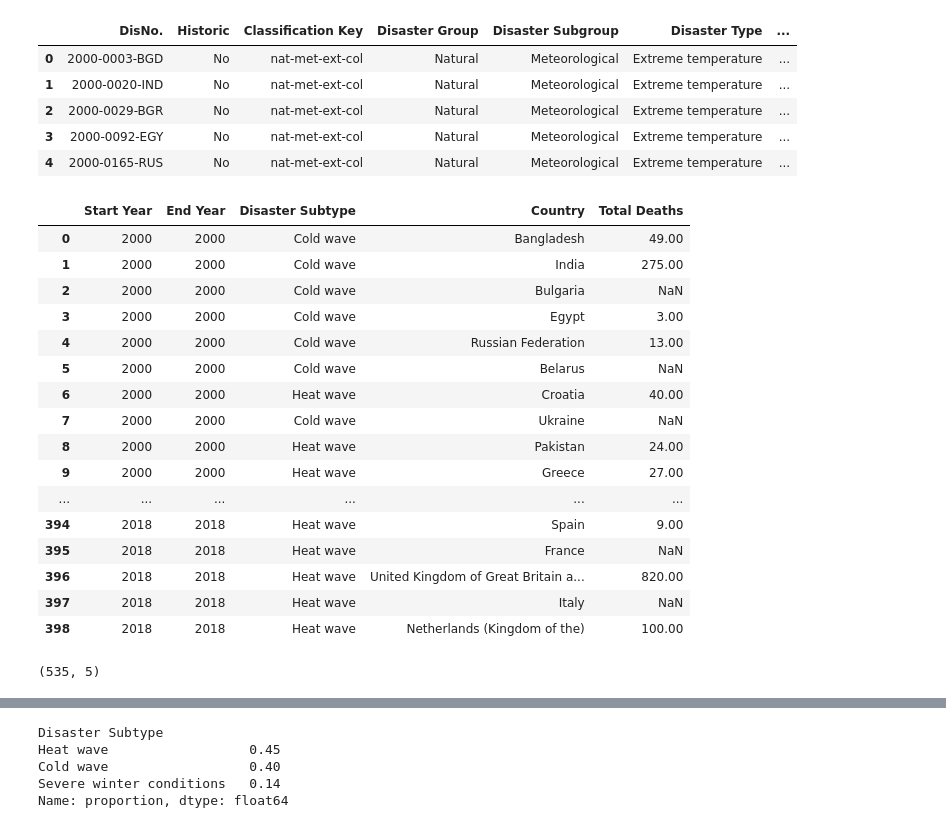
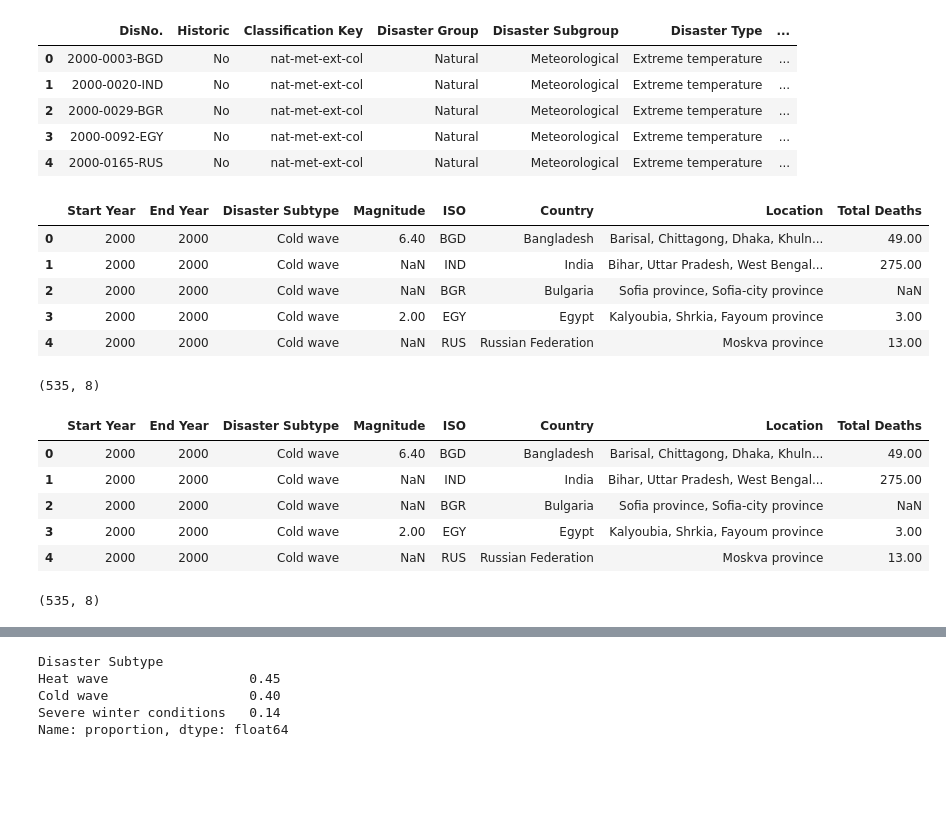
Before and after one commit to erindepree/project4, a Jupyter notebook: code/ken.ipynb, the cells around one changed output, grey strips where cells are left out. Cells and saved outputs as stored; diff of their text form; code cells hidden in the pictures; blank space fills up the shorter version.

```diff
--- a/code/ken.ipynb
+++ b/code/ken.ipynb
@@ -19,31 +19,34 @@ data.head()
 | 3 | 2000-0092-EGY | No | nat-met-ext-col | Natural | Meteorological | Extreme temperature | ... |
 | 4 | 2000-0165-RUS | No | nat-met-ext-col | Natural | Meteorological | Extreme temperature | ... |
 # %%
-cols = ['Start Year','End Year','Disaster Subtype','Country','Total Deaths']
+cols = ['Start Year','End Year','Disaster Subtype','Magnitude','ISO','Country','Location','Total Deaths']
 data = data[cols]
-data
+data.head()
 # %% [output]
-|  | Start Year | End Year | Disaster Subtype | Country | Total Deaths |
-| 0 | 2000 | 2000 | Cold wave | Bangladesh | 49.00 |
-| 1 | 2000 | 2000 | Cold wave | India | 275.00 |
-| 2 | 2000 | 2000 | Cold wave | Bulgaria | NaN |
-| 3 | 2000 | 2000 | Cold wave | Egypt | 3.00 |
-| 4 | 2000 | 2000 | Cold wave | Russian Federation | 13.00 |
-| 5 | 2000 | 2000 | Cold wave | Belarus | NaN |
-| 6 | 2000 | 2000 | Heat wave | Croatia | 40.00 |
-| 7 | 2000 | 2000 | Cold wave | Ukraine | NaN |
-| 8 | 2000 | 2000 | Heat wave | Pakistan | 24.00 |
-| 9 | 2000 | 2000 | Heat wave | Greece | 27.00 |
-| ... | ... | ... | ... | ... | ... |
-| 394 | 2018 | 2018 | Heat wave | Spain | 9.00 |
-| 395 | 2018 | 2018 | Heat wave | France | NaN |
-| 396 | 2018 | 2018 | Heat wave | United Kingdom of Great Britain a... | 820.00 |
-| 397 | 2018 | 2018 | Heat wave | Italy | NaN |
-| 398 | 2018 | 2018 | Heat wave | Netherlands (Kingdom of the) | 100.00 |
+|  | Start Year | End Year | Disaster Subtype | Magnitude | ISO | Country | Location | Total Deaths |
+| 0 | 2000 | 2000 | Cold wave | 6.40 | BGD | Bangladesh | Barisal, Chittagong, Dhaka, Khuln... | 49.00 |
+| 1 | 2000 | 2000 | Cold wave | NaN | IND | India | Bihar, Uttar Pradesh, West Bengal... | 275.00 |
+| 2 | 2000 | 2000 | Cold wave | NaN | BGR | Bulgaria | Sofia province, Sofia-city province | NaN |
+| 3 | 2000 | 2000 | Cold wave | 2.00 | EGY | Egypt | Kalyoubia, Shrkia, Fayoum province | 3.00 |
+| 4 | 2000 | 2000 | Cold wave | NaN | RUS | Russian Federation | Moskva province | 13.00 |
 # %%
 data.shape
 # %% [output]
-(535, 5)
+(535, 8)
+# %%
+data = data[data['Start Year'].between(2000, 2024)]
+data.head()
+# %% [output]
+|  | Start Year | End Year | Disaster Subtype | Magnitude | ISO | Country | Location | Total Deaths |
+| 0 | 2000 | 2000 | Cold wave | 6.40 | BGD | Bangladesh | Barisal, Chittagong, Dhaka, Khuln... | 49.00 |
+| 1 | 2000 | 2000 | Cold wave | NaN | IND | India | Bihar, Uttar Pradesh, West Bengal... | 275.00 |
+| 2 | 2000 | 2000 | Cold wave | NaN | BGR | Bulgaria | Sofia province, Sofia-city province | NaN |
+| 3 | 2000 | 2000 | Cold wave | 2.00 | EGY | Egypt | Kalyoubia, Shrkia, Fayoum province | 3.00 |
+| 4 | 2000 | 2000 | Cold wave | NaN | RUS | Russian Federation | Moskva province | 13.00 |
+# %%
+data.shape
+# %% [output]
+(535, 8)
 # %%
 data.isnull().sum().sort_values(ascending=False)
 # %% [output]
```
Also changed, not shown: parts of 17 cells of this notebook, 8 other files.
